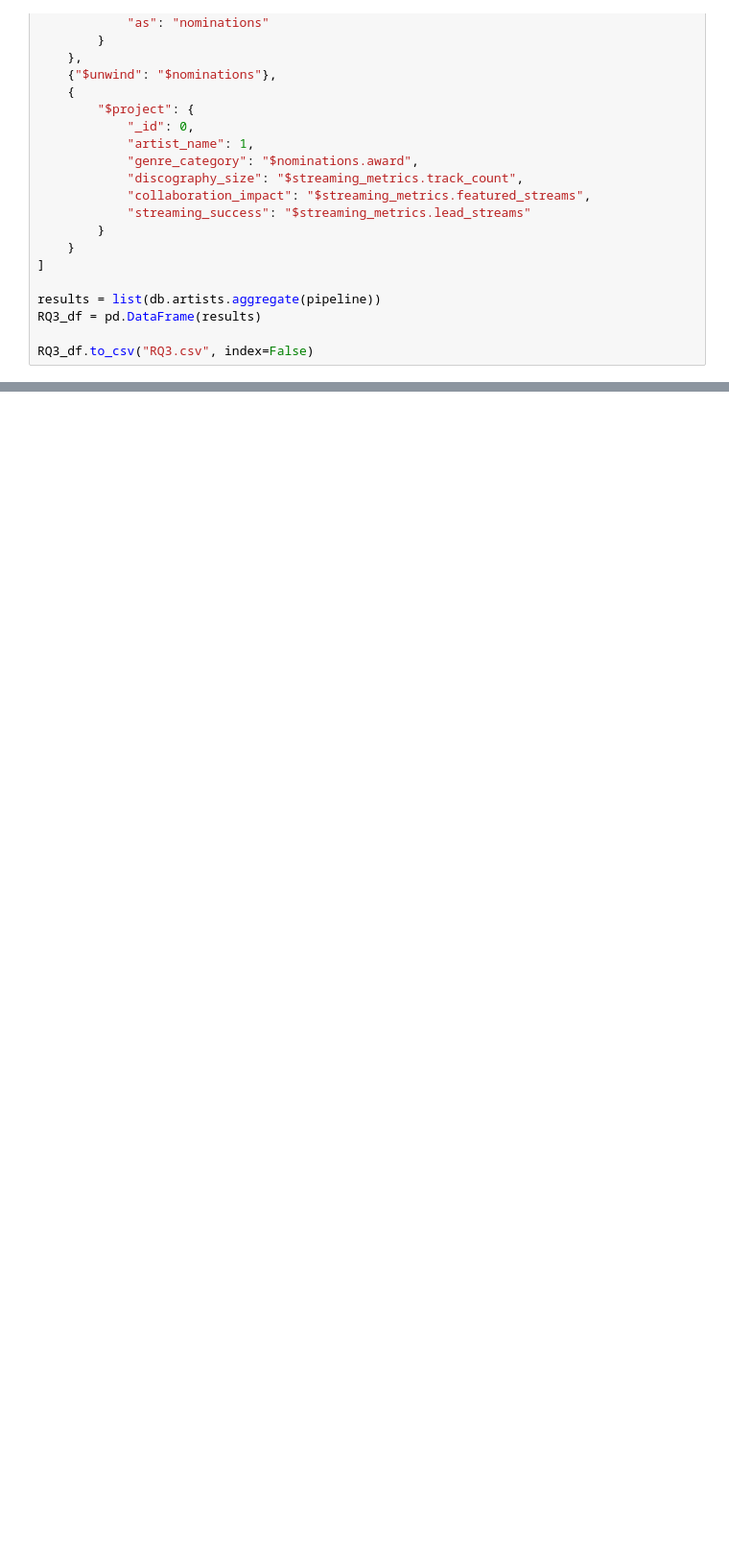
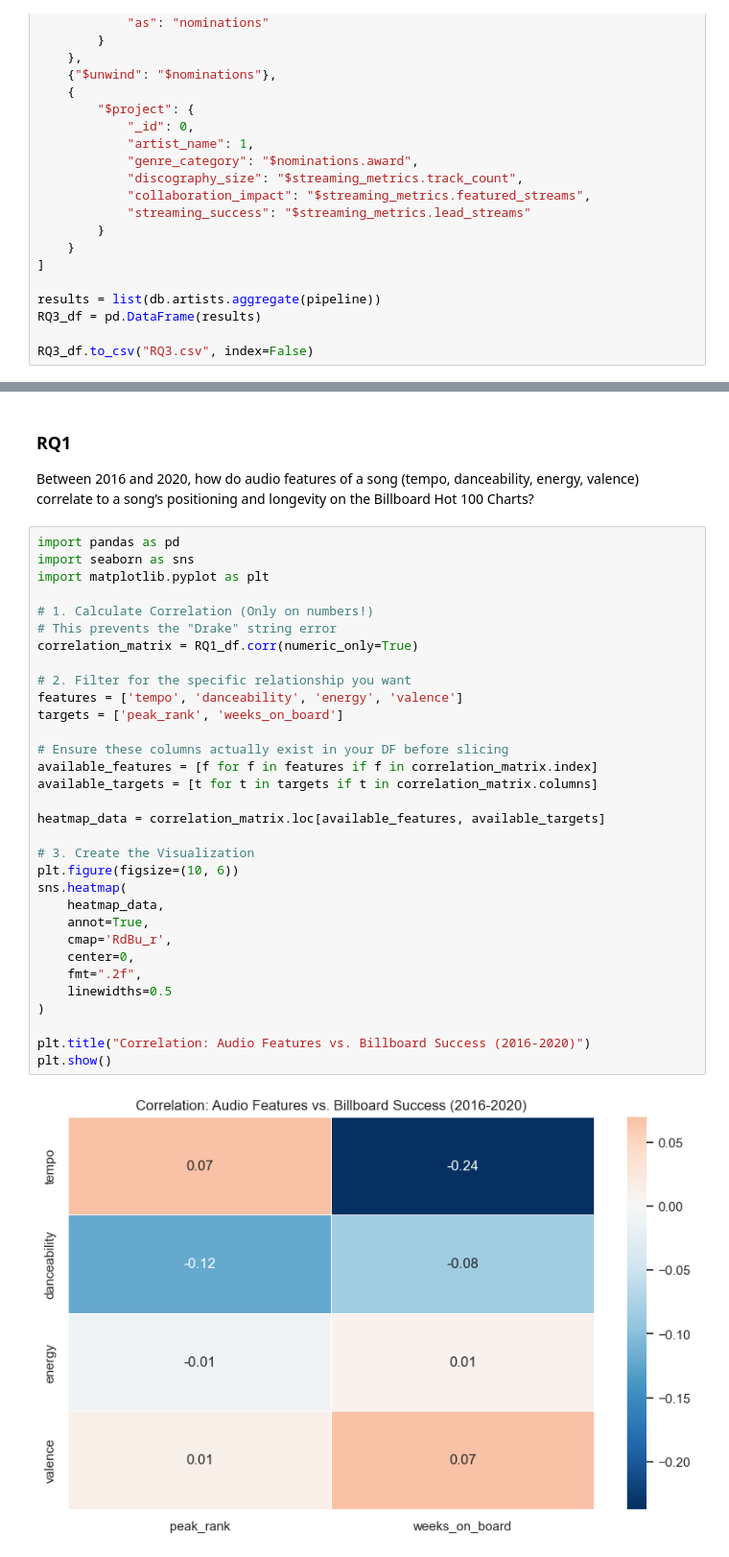
Before and after one commit to renlovette/cpsc368_group-7, a Jupyter notebook: mongoDB/mongoDBqueries.ipynb, the cells around one changed output, grey strips where cells are left out. Shown at 96% size. Cells and saved outputs as stored; diff of their text form; blank space fills up the shorter version.

```diff
--- a/mongoDB/mongoDBqueries.ipynb
+++ b/mongoDB/mongoDBqueries.ipynb
@@ -164,0 +204,37 @@ RQ3_df.to_csv("RQ3.csv", index=False)
+# %% [markdown]
+### RQ1
+Between 2016 and 2020, how do audio features of a song (tempo, danceability, energy, valence) correlate to a song’s positioning and longevity on the Billboard Hot 100 Charts?
+# %%
+import pandas as pd
+import seaborn as sns
+import matplotlib.pyplot as plt
+
+# 1. Calculate Correlation (Only on numbers!)
+# This prevents the "Drake" string error
+correlation_matrix = RQ1_df.corr(numeric_only=True)
+
+# 2. Filter for the specific relationship you want
+features = ['tempo', 'danceability', 'energy', 'valence']
+targets = ['peak_rank', 'weeks_on_board']
+
+# Ensure these columns actually exist in your DF before slicing
+available_features = [f for f in features if f in correlation_matrix.index]
+available_targets = [t for t in targets if t in correlation_matrix.columns]
+
+heatmap_data = correlation_matrix.loc[available_features, available_targets]
+
+# 3. Create the Visualization
+plt.figure(figsize=(10, 6))
+sns.heatmap(
+    heatmap_data,
+    annot=True,
+    cmap='RdBu_r',
+    center=0,
+    fmt=".2f",
+    linewidths=0.5
+)
+
+plt.title("Correlation: Audio Features vs. Billboard Success (2016-2020)")
+plt.show()
+# %% [output]
+[figure, added]
```
Also changed, not shown: parts of 9 cells of this notebook, 3 other files.
